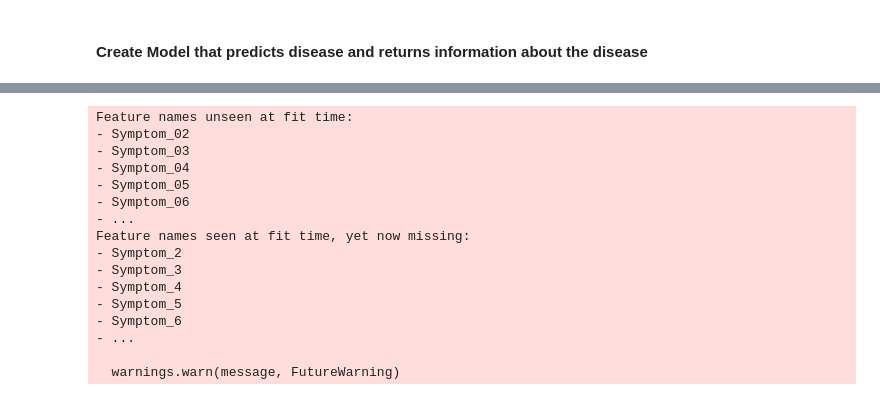
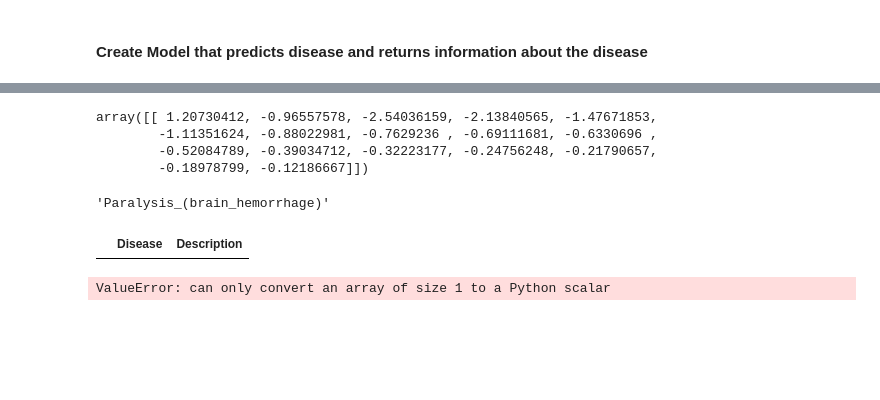
Before and after one commit to TheBlueZayn/Disease-Symptom-Prediction, a Jupyter notebook: sympt.ipynb, the cells around one changed output, grey strips where cells are left out. Cells and saved outputs as stored; diff of their text form; code cells hidden in the pictures; blank space fills up the shorter version.

```diff
--- a/sympt.ipynb
+++ b/sympt.ipynb
@@ -295,23 +295,25 @@ Test_01
 | 0 | 5 | 3 | 1 | 0.0 | 0.0 | 0.0 | 0.0 | 0.0 | 0.0 | ... |
 # %%
 standardized_test = scaler.transform(Test_01)
+standardized_test
 # %% [output]
-Feature names unseen at fit time:
-- Symptom_02
-- Symptom_03
-- Symptom_04
-- Symptom_05
-- Symptom_06
-- ...
-Feature names seen at fit time, yet now missing:
-- Symptom_2
-- Symptom_3
-- Symptom_4
-- Symptom_5
-- Symptom_6
-- ...
-
-  warnings.warn(message, FutureWarning)
+array([[ 1.20730412, -0.96557578, -2.54036159, -2.13840565, -1.47671853,
+        -1.11351624, -0.88022981, -0.7629236 , -0.69111681, -0.6330696 ,
+        -0.52084789, -0.39034712, -0.32223177, -0.24756248, -0.21790657,
+        -0.18978799, -0.12186667]])
+# %%
+d = rfc_classifier.predict(standardized_test).item()
+d
+# %% [output]
+'Paralysis_(brain_hemorrhage)'
+# %%
+df_2[df_2["Disease"] == d]
+# %% [output]
+|  | Disease | Description |
+# %%
+drug_info(d)
+# %% [output]
+ValueError: can only convert an array of size 1 to a Python scalar
 # %%
 drug_info(rfc_classifier.predict(standardized_test).item())
 # %% [output]
```
Also changed, not shown: parts of 1 cell of this notebook.
